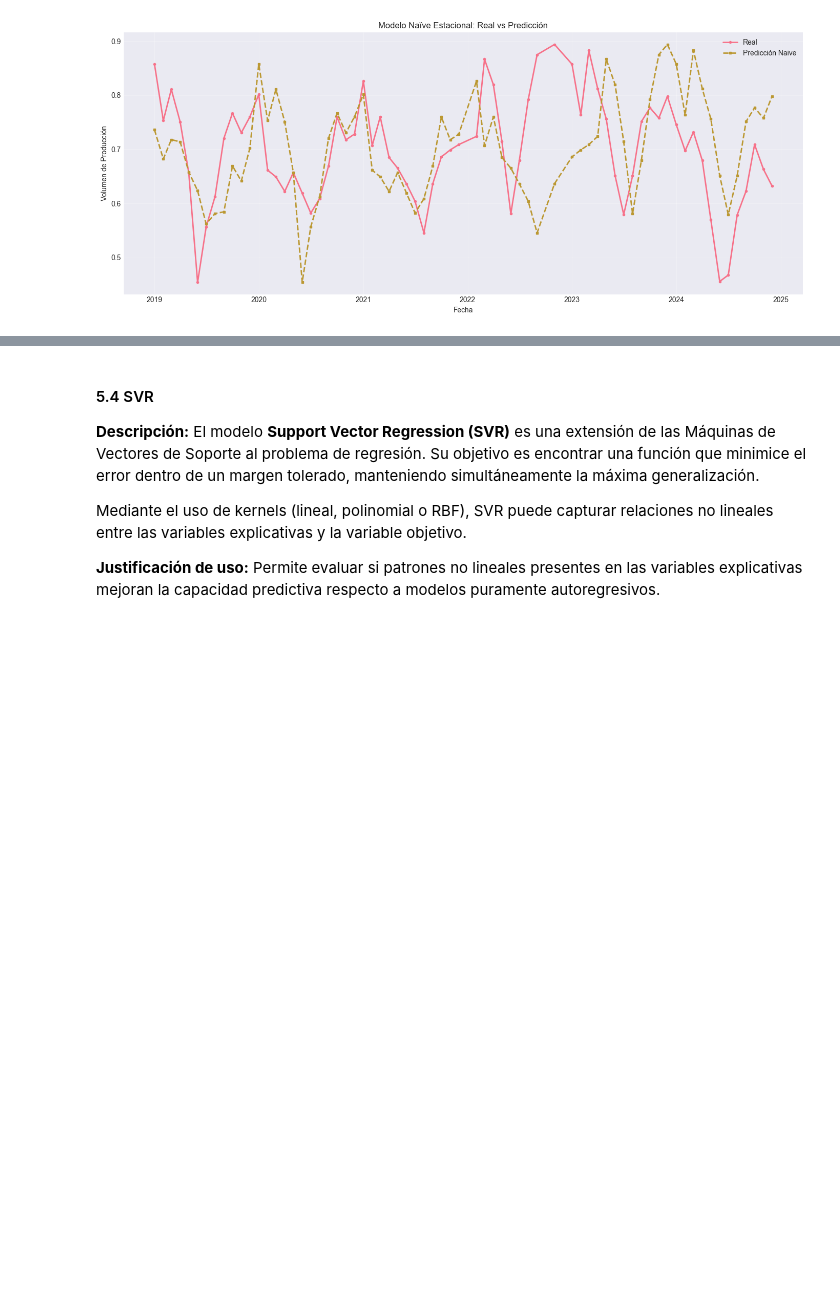
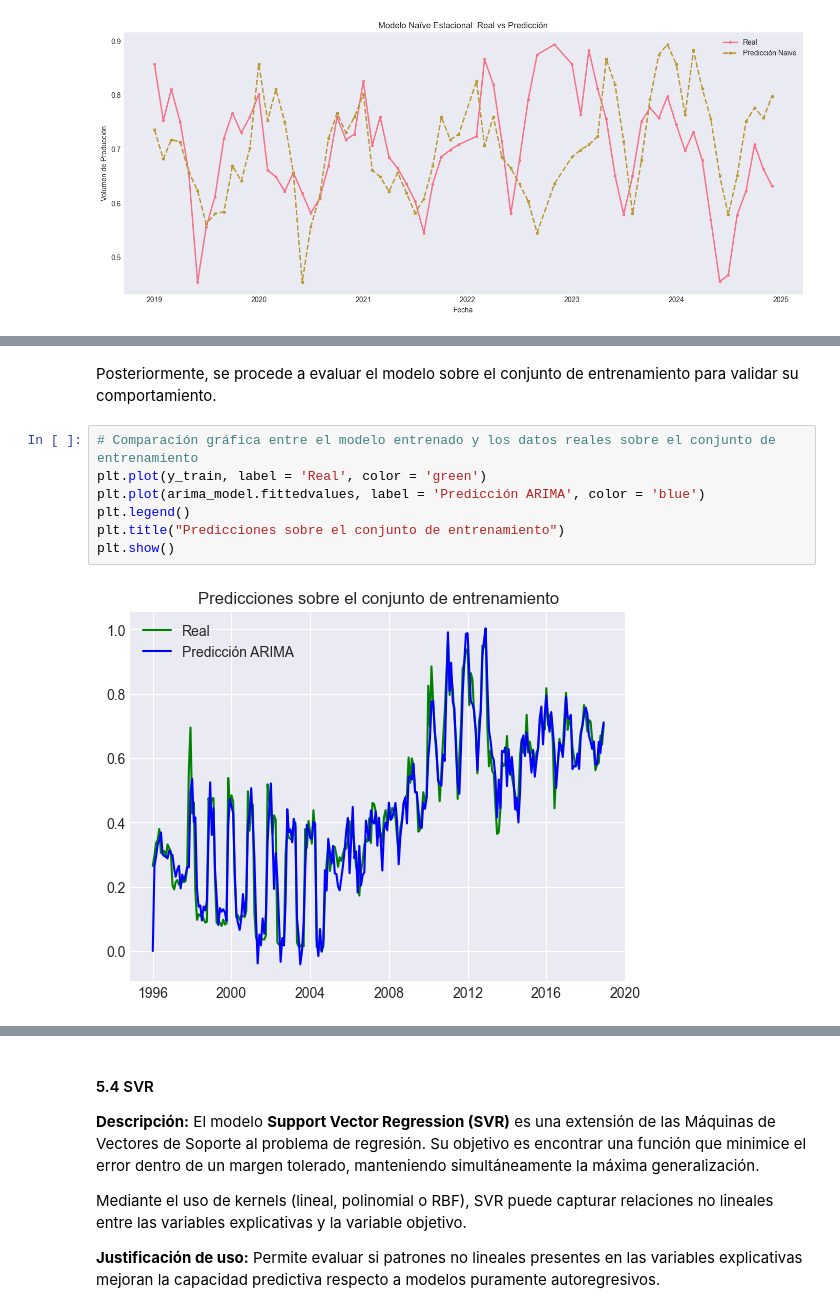
Before and after one commit to juan-pablo-lopez/tc5035-ene26-equipo29, a Jupyter notebook: Avance4.Equipo29.ipynb, the cells around one changed output, grey strips where cells are left out. Saved outputs shown, nothing was run; the diff lists cells and outputs as text; blank space fills up the shorter version.

```diff
--- a/Avance4.Equipo29.ipynb
+++ b/Avance4.Equipo29.ipynb
@@ -483,0 +575,11 @@ X.head(10)
+# %% [markdown]
+Posteriormente, se procede a evaluar el modelo sobre el conjunto de entrenamiento para validar su comportamiento.
+# %%
+# Comparación gráfica entre el modelo entrenado y los datos reales sobre el conjunto de entrenamiento
+plt.plot(y_train, label = 'Real', color = 'green')
+plt.plot(arima_model.fittedvalues, label = 'Predicción ARIMA', color = 'blue')
+plt.legend()
+plt.title("Predicciones sobre el conjunto de entrenamiento")
+plt.show()
+# %% [output]
+[figure, added]
```
Also changed, not shown: parts of 46 cells of this notebook.
